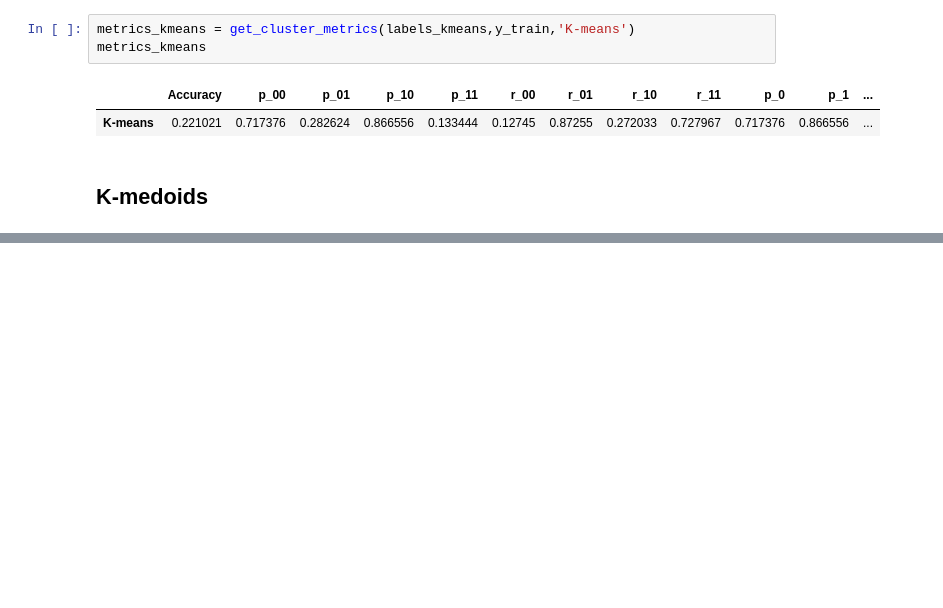
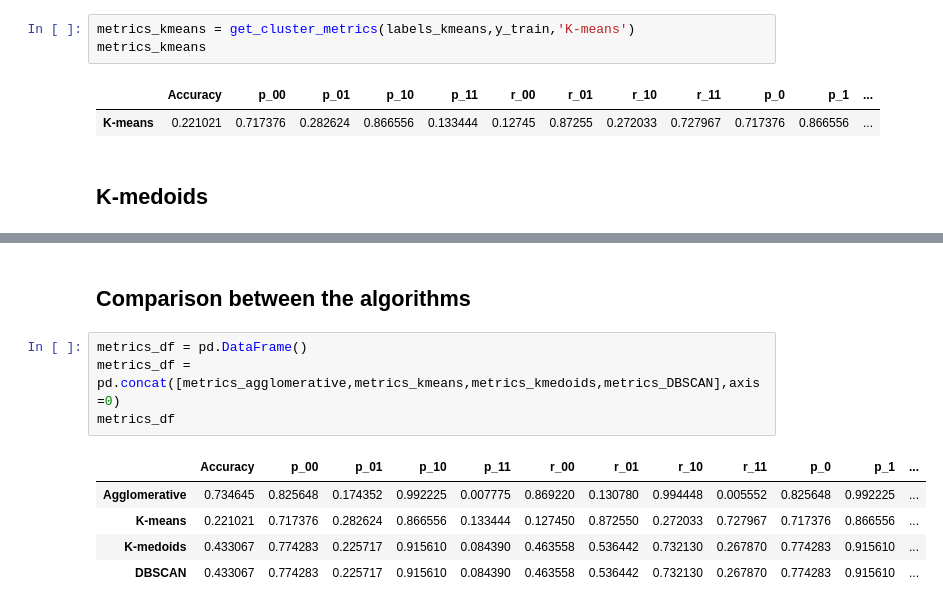
Before and after one commit to sararesta/ML-Homework, a Jupyter notebook: Clustering.ipynb, the cells around one changed output, grey strips where cells are left out. Saved outputs shown, nothing was run; the diff lists cells and outputs as text; blank space fills up the shorter version.

```diff
--- a/Clustering.ipynb
+++ b/Clustering.ipynb
@@ -317,0 +332,12 @@ metrics_kmedoids
+# %% [markdown]
+## Comparison between the algorithms
+# %%
+metrics_df = pd.DataFrame()
+metrics_df = pd.concat([metrics_agglomerative,metrics_kmeans,metrics_kmedoids,metrics_DBSCAN],axis=0)
+metrics_df
+# %% [output]
+|  | Accuracy | p_00 | p_01 | p_10 | p_11 | r_00 | r_01 | r_10 | r_11 | p_0 | p_1 | ... |
+| Agglomerative | 0.734645 | 0.825648 | 0.174352 | 0.992225 | 0.007775 | 0.869220 | 0.130780 | 0.994448 | 0.005552 | 0.825648 | 0.992225 | ... |
+| K-means | 0.221021 | 0.717376 | 0.282624 | 0.866556 | 0.133444 | 0.127450 | 0.872550 | 0.272033 | 0.727967 | 0.717376 | 0.866556 | ... |
+| K-medoids | 0.433067 | 0.774283 | 0.225717 | 0.915610 | 0.084390 | 0.463558 | 0.536442 | 0.732130 | 0.267870 | 0.774283 | 0.915610 | ... |
+| DBSCAN | 0.433067 | 0.774283 | 0.225717 | 0.915610 | 0.084390 | 0.463558 | 0.536442 | 0.732130 | 0.267870 | 0.774283 | 0.915610 | ... |
```
Also changed, not shown: parts of 8 cells of this notebook.
